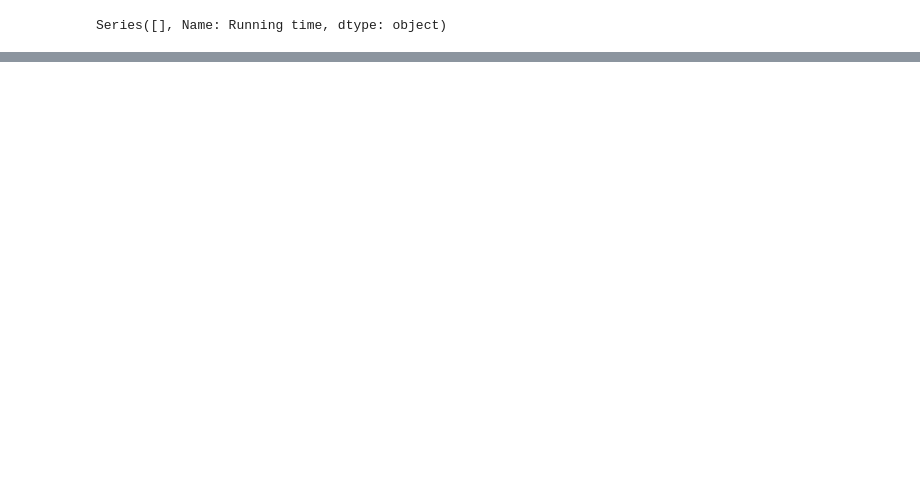
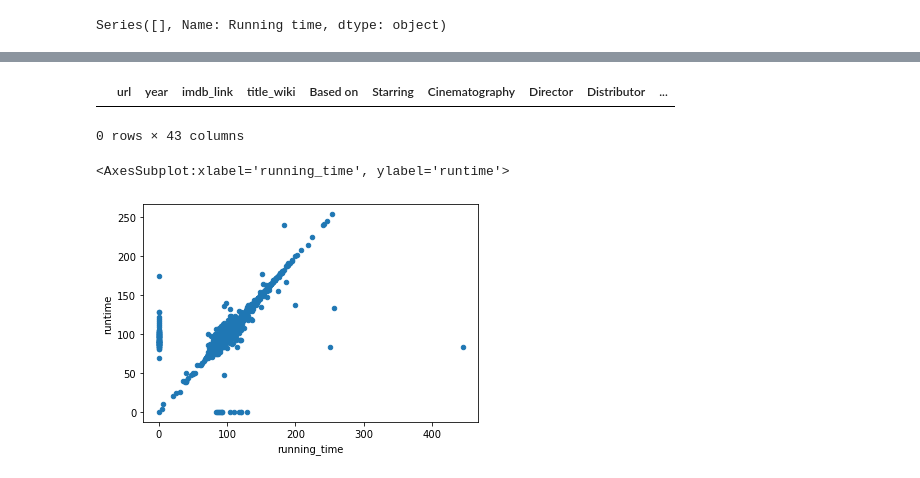
Before and after one commit to Dhanushree27/Movies-ETL, a Jupyter notebook: Movie Analysis.ipynb, the cells around one changed output, grey strips where cells are left out. Cells and saved outputs as stored; diff of their text form; code cells hidden in the pictures; blank space fills up the shorter version.

```diff
--- a/Movie Analysis.ipynb
+++ b/Movie Analysis.ipynb
@@ -224,8 +224,8 @@ sorted(wiki_movies_df.columns.tolist())
  'year']
 # %%
 # Extract IMDB ID
-wiki_movies_df["IMDB ID"] = wiki_movies_df["imdb_link"].str.extract(r"(tt\d{7})")
-wiki_movies_df["IMDB ID"].head()
+wiki_movies_df["imdb_id"] = wiki_movies_df["imdb_link"].str.extract(r"(tt\d{7})")
+wiki_movies_df["imdb_id"].head()
 # %% [output]
 0    tt0098987
 1    tt0098994
@@ -236,6 +236,6 @@ Name: IMDB ID, dtype: object
 # %%
 print(len(wiki_movies_df))
-wiki_movies_df.drop_duplicates(subset="IMDB ID",inplace=True)
+wiki_movies_df.drop_duplicates(subset="imdb_id",inplace=True)
 print(len(wiki_movies_df))
 wiki_movies_df.head()
 # %% [output]
@@ -492,3 +513,4 @@ date_form_three=r"(?:January|February|March|April|May|June|July|August|September
 date_form_four=r"\d{4}"
 # %%
 wiki_movies_df['release_date']=pd.to_datetime(release_date.str.extract(f"({date_form_one}|{date_form_two}|{date_form_three}|{date_form_four})",flags=re.IGNORECASE)[0],infer_datetime_format=True)
+wiki_movies_df.drop('Release date', axis=1, inplace=True)
@@ -653,0 +702,3 @@ Name: rating, dtype: float64
+# %%
+# Merging the two datasets
+movies_df=pd.merge(wiki_movies_df,movie_metadata,on="imdb_id", suffixes=["_wiki","_kaggle"])
@@ -653,0 +753,12 @@ Name: rating, dtype: float64
+# %%
+# Show any rows where title_kaggle is empty
+movies_df[(movies_df['title_kaggle'] == '') | (movies_df['title_kaggle'].isnull())]
+# %% [output]
+|  | url | year | imdb_link | title_wiki | Based on | Starring | Cinematography | Director | Distributor | ... |
+0 rows × 43 columns
+# %%
+# Column analysis- running time
+movies_df.fillna(0).plot(x='running_time', y='runtime', kind='scatter')
+# %% [output]
+<AxesSubplot:xlabel='running_time', ylabel='runtime'>
+[figure, added]
```
Also changed, not shown: parts of 75 cells of this notebook.
